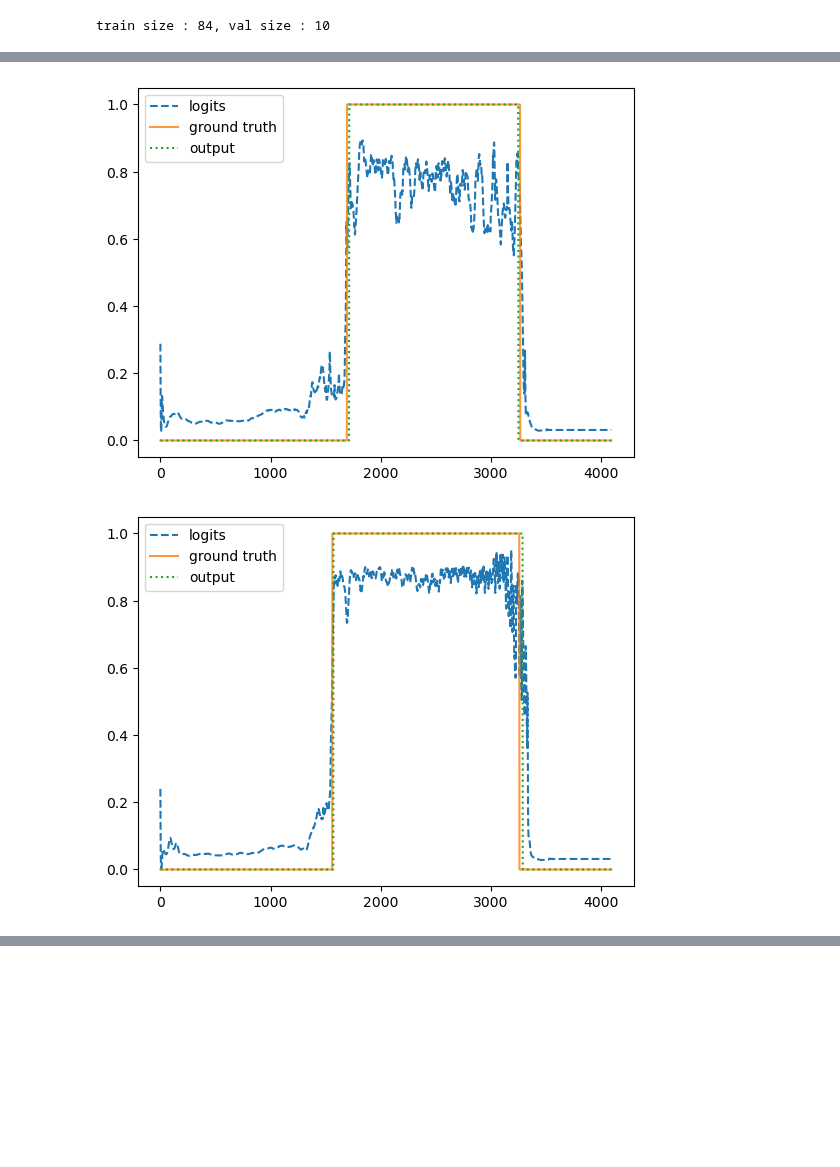
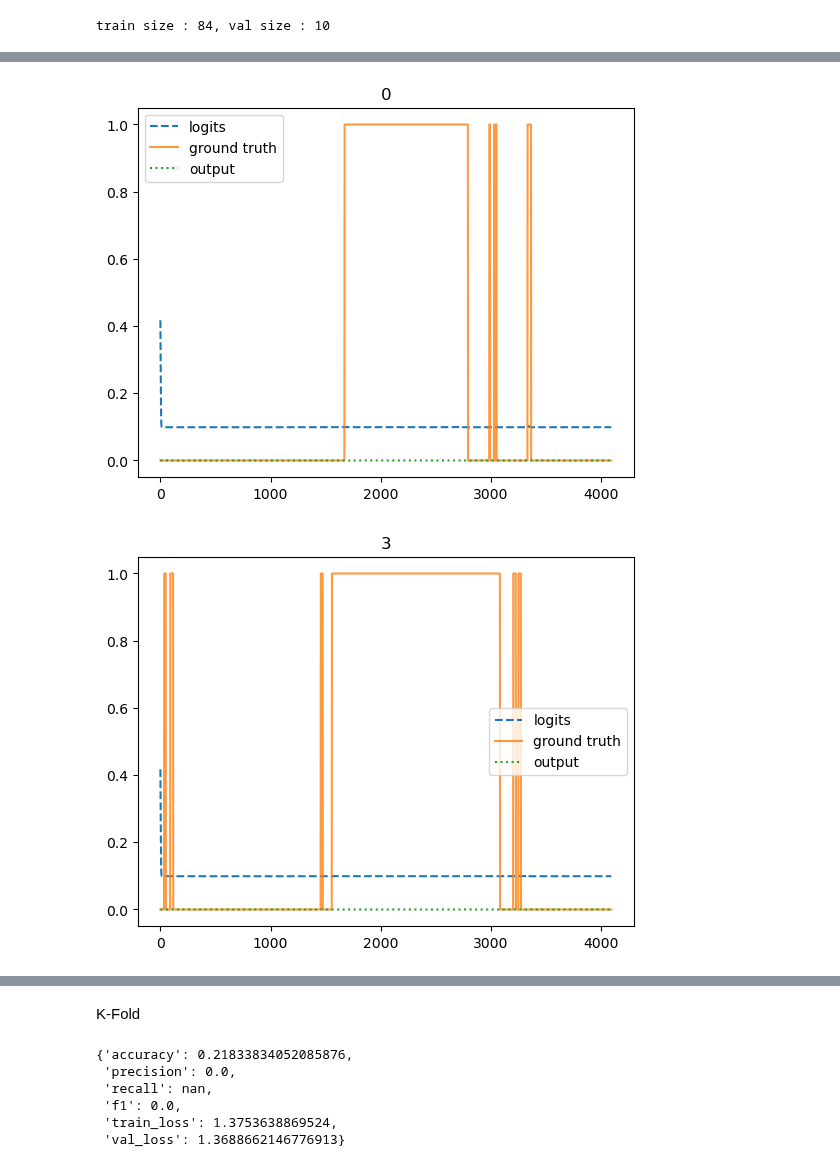
Before and after one commit to CS-433/ml-project-2-ml-sonidito, a Jupyter notebook: notebook/simple_lstm.ipynb, the cells around one changed output, grey strips where cells are left out. Drawn from its saved outputs; the diff is of its cells as text; code cells hidden in the pictures; blank space fills up the shorter version.

```diff
--- a/notebook/simple_lstm.ipynb
+++ b/notebook/simple_lstm.ipynb
@@ -22,19 +20,15 @@ device
 # %% [output]
 'cuda'
 # %%
-from data.dummy import DummyDataset
-import numpy as np
 torch.manual_seed(0)
 
 transform=transforms.Compose([
         transforms.ToTensor(),
-        # transforms.Normalize(-262.1078, 31.9126),
-        # transforms.Resize([128,128]),
         transforms.Lambda(lambda x : x.squeeze()),
         ])
 
-features_selection = np.arange(6)
-dataset = DummyDataset('../data/dataset_pickle', features_selection, transform, max_length=4096)
+features_selection = [0,1]
+dataset = LSTMDataset('../data/dataset_pickle', '../data/MHD_labels/', features_selection, transform, max_length=4096)
 # %%
 size = int(len(dataset) * 0.9)
 
@@ -51,18 +45,21 @@ print(f'input_size={input_size}')
 hidden_size = 32
 num_layers = 1
 lr = 1e-3
-weight_decay = 1e-4
-l1_sigma = 1e-5
+weight_decay = 0 # 1e-4
+l1_sigma = 1e-8
 
-pos_weight = torch.tensor(3.2843)
+pos_weight = torch.tensor(3.2843) # size / # pos
 
 model = SimpleLSTM(input_size, hidden_size, num_layers)
 optimizer = optim.Adam(model.parameters(), lr=lr, weight_decay = weight_decay)
-criterion = nn.BCEWithLogitsLoss()
+criterion = nn.BCEWithLogitsLoss(pos_weight)
 num_params = sum(p.numel() for p in model.parameters() if p.requires_grad)
 print(f'The model has {num_params:,} trainable parameters')
 
-early_stopping = EarlyStopping(patience=10, delta=5e-2)
+patience=5
+delta=5e-2
+model_path = '../models/lstm.pt'
+early_stopping = EarlyStopping(model_path, patience, delta)
 
 print(model)
 print(optimizer)
@@ -102,29 +99,33 @@ train(model,
 # %%
 import numpy as np
+import matplotlib.pyplot as plt
 
-def create_output(logit, threshold=0.8):
-    if (logit < threshold).all():
-        return torch.zeros(len(logit))
+def create_output(logits, threshold=0.8):
+    output = torch.zeros(logits.shape)
+    for idx, logit in enumerate(logits):
+        if (logit < threshold).all():
+            continue
 
-    start = np.argmax(logit > threshold)
-    end = len(logit) - torch.argmax(torch.flip(logit > threshold, dims=(0,)) * 1)
+        start = torch.argmax((logit > threshold)* 1)
+        end = len(logit) - torch.argmax(torch.flip(logit > threshold, dims=(0,)) * 1)
 
-    output = torch.zeros(len(logit))
-    output[start:end] = 1
+        res = torch.zeros(len(logit))
+        res[start:end] = 1
+        output[idx] = res
 
     return output
-
 
 model.eval()
 with torch.no_grad():
     for idx in np.random.choice(len(test_set), 6):
         testing_data = test_set[idx]
         pred = torch.sigmoid(model(testing_data[0].to(device))).detach().cpu()
+        plt.title(idx)
         plt.plot(pred.numpy(), label='logits', linestyle='--' )
         plt.plot(testing_data[1], label='ground truth', alpha=0.8)
-        plt.plot(create_output(pred), label='output', linestyle=':')
+        plt.plot(create_output(pred.unsqueeze(0)).squeeze(), label='output', linestyle=':')
         plt.legend()
         plt.show()
 # %% [output]
-[figure, old version]
+[figure, new version]
-[figure, old version]
+[figure, new version]
@@ -134,0 +136,19 @@ with torch.no_grad():
+# %% [markdown]
+K-Fold
+# %%
+k = 4
+n_epochs = 200
+
+model = SimpleLSTM(input_size, hidden_size, num_layers)
+optimizer = optim.Adam(model.parameters(), lr=lr, weight_decay = weight_decay)
+criterion = nn.BCEWithLogitsLoss(pos_weight)
+
+k_fold(dataset, model, criterion, device, lr, weight_decay,
+       k, n_epochs, l1_sigma, batch_size=128, patience=patience, delta=delta)
+# %% [output]
+{'accuracy': 0.21833834052085876,
+ 'precision': 0.0,
+ 'recall': nan,
+ 'f1': 0.0,
+ 'train_loss': 1.3753638869524,
+ 'val_loss': 1.3688662146776913}
```
Also changed, not shown: parts of 6 cells of this notebook, 6 other files.
